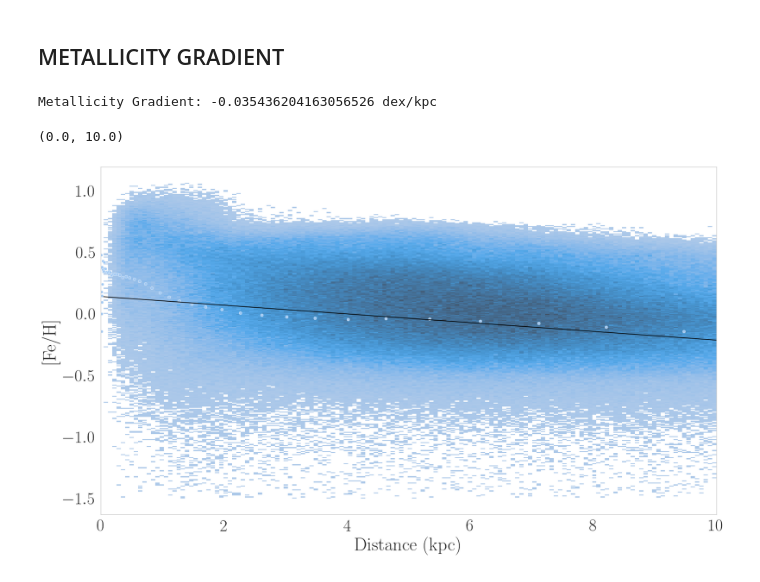
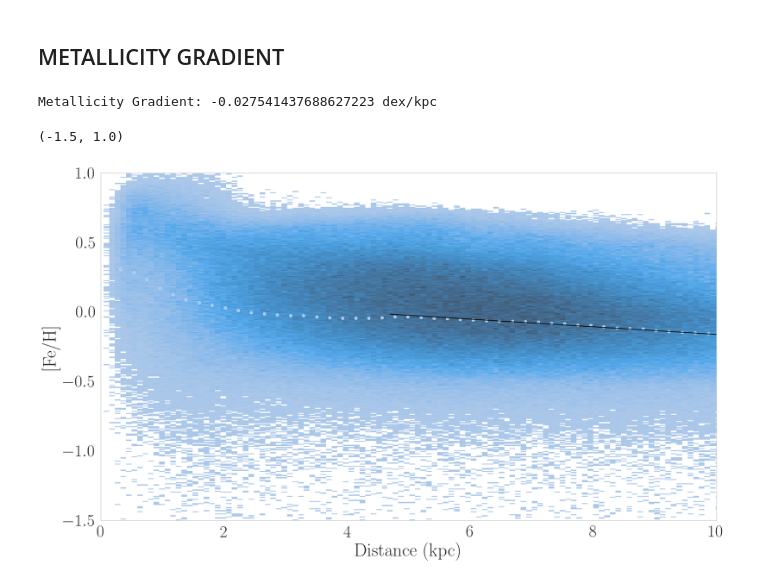
Before and after one commit to ChrisBoettner/skaro, a Jupyter notebook: notebooks/Galaxy_properties.ipynb, the cells around one changed output. Saved outputs shown, nothing was run; the diff lists cells and outputs as text; code cells hidden in the pictures.

```diff
--- a/notebooks/Galaxy_properties.ipynb
+++ b/notebooks/Galaxy_properties.ipynb
@@ -112,13 +112,15 @@ metallicity_profile = yt.create_profile(
     fields=[("stars", "[Fe/H]")],
     units={("stars", "particle_radius"): "kpc"},
     weight_field=("stars", "total_number"),
+    logs={("stars", "particle_radius"): False},
+    n_bins=200,
 )
 profile = pd.DataFrame(
     np.array([metallicity_profile.x, metallicity_profile["stars", "[Fe/H]"]]).T,
     columns=["Distance (kpc)", "[Fe/H]"],
 )
 # %%
-data_range = data[data["Distance (kpc)"].between(0, 10)]
+data_range = data[data["Distance (kpc)"].between(4.7, 10)]
 data_range = data_range[data_range["[Fe/H]"].between(-1.5, 1.5)]
 
 regressor = HuberRegressor().fit(
@@ -128,16 +130,17 @@ regressor = HuberRegressor().fit(
 )
 print(f"Metallicity Gradient: {regressor.coef_[0]} dex/kpc")
 # %% [output]
-Metallicity Gradient: -0.035436204163056526 dex/kpc
+Metallicity Gradient: -0.027541437688627223 dex/kpc
 # %%
 x = np.linspace(
     data_range["Distance (kpc)"].min(), data_range["Distance (kpc)"].max(), 100
 )
 
-sns.histplot(x=data_range["Distance (kpc)"], y=data_range["[Fe/H]"])
+sns.histplot(x=data["Distance (kpc)"], y=data["[Fe/H]"])
 sns.scatterplot(x=profile["Distance (kpc)"], y=profile["[Fe/H]"])
 plt.plot(x, regressor.coef_[0] * x + regressor.coef_[1], color="black")
 plt.xlim(0, 10)
+plt.ylim(-1.5, 1)
 # %% [output]
-(0.0, 10.0)
+(-1.5, 1.0)
-[figure, old version]
+[figure, new version]
```
Also changed, not shown: parts of 1 cell of this notebook, 17 other files.
